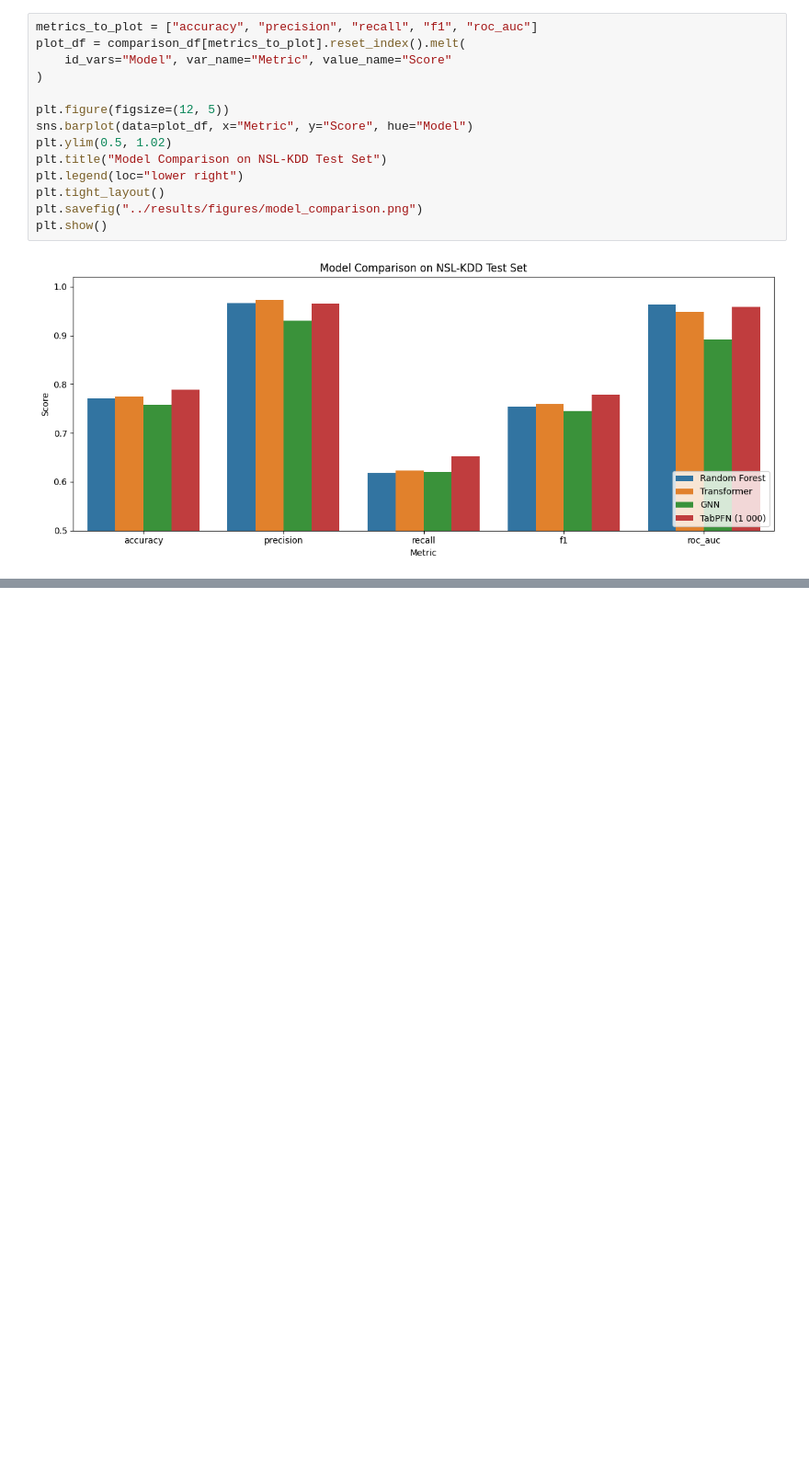
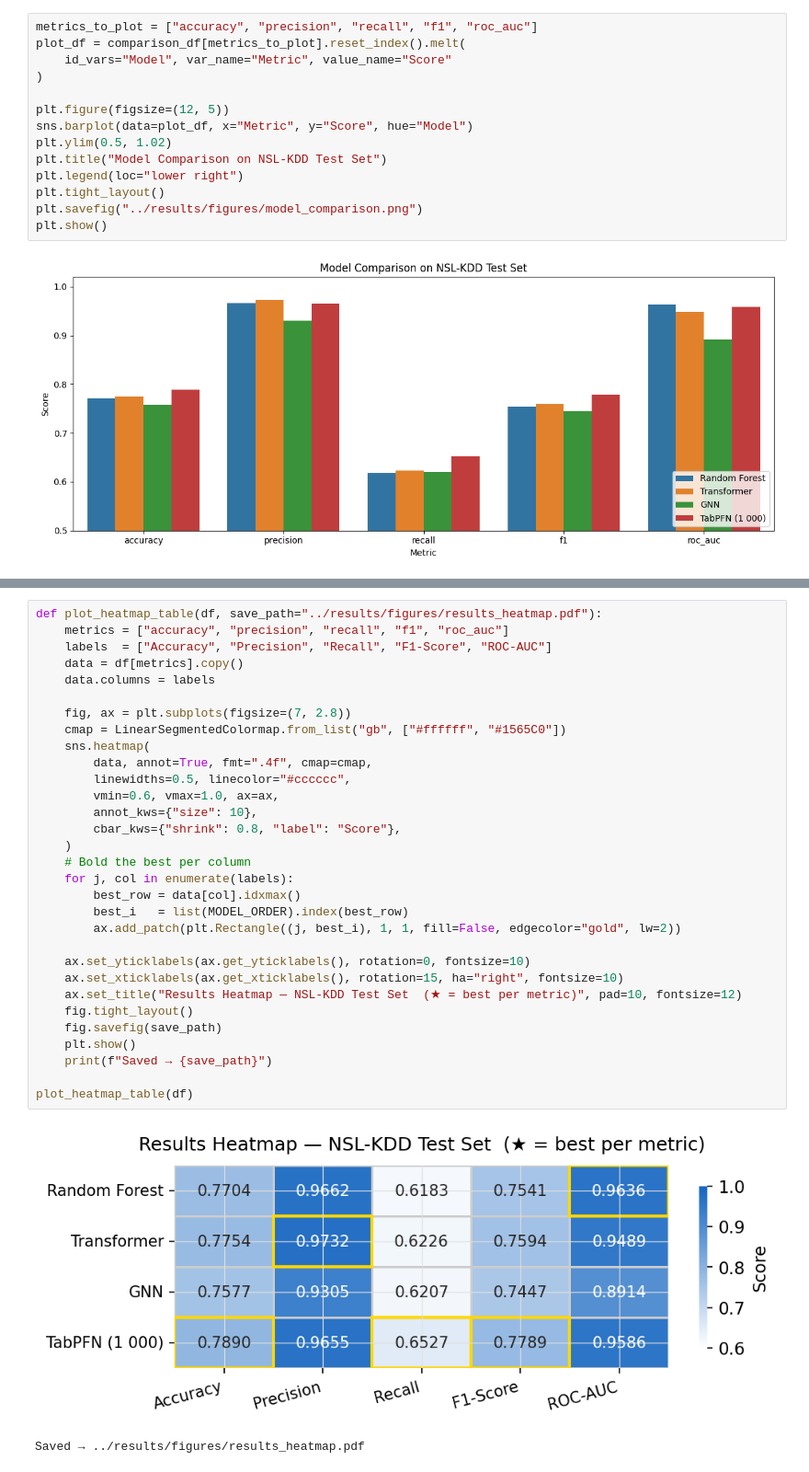
Before and after one commit to Mad03633/NetGuard, a Jupyter notebook: notebook/main.ipynb, the cells around one changed output, grey strips where cells are left out. Shown at 92% size. Cells and saved outputs as stored; diff of their text form; blank space fills up the shorter version.

```diff
--- a/notebook/main.ipynb
+++ b/notebook/main.ipynb
@@ -925,0 +1035,34 @@ plt.show()
+# %%
+def plot_heatmap_table(df, save_path="../results/figures/results_heatmap.pdf"):
+    metrics = ["accuracy", "precision", "recall", "f1", "roc_auc"]
+    labels  = ["Accuracy", "Precision", "Recall", "F1-Score", "ROC-AUC"]
+    data = df[metrics].copy()
+    data.columns = labels
+
+    fig, ax = plt.subplots(figsize=(7, 2.8))
+    cmap = LinearSegmentedColormap.from_list("gb", ["#ffffff", "#1565C0"])
+    sns.heatmap(
+        data, annot=True, fmt=".4f", cmap=cmap,
+        linewidths=0.5, linecolor="#cccccc",
+        vmin=0.6, vmax=1.0, ax=ax,
+        annot_kws={"size": 10},
+        cbar_kws={"shrink": 0.8, "label": "Score"},
+    )
+    # Bold the best per column
+    for j, col in enumerate(labels):
+        best_row = data[col].idxmax()
+        best_i   = list(MODEL_ORDER).index(best_row)
+        ax.add_patch(plt.Rectangle((j, best_i), 1, 1, fill=False, edgecolor="gold", lw=2))
+
+    ax.set_yticklabels(ax.get_yticklabels(), rotation=0, fontsize=10)
+    ax.set_xticklabels(ax.get_xticklabels(), rotation=15, ha="right", fontsize=10)
+    ax.set_title("Results Heatmap — NSL-KDD Test Set  (★ = best per metric)", pad=10, fontsize=12)
+    fig.tight_layout()
+    fig.savefig(save_path)
+    plt.show()
+    print(f"Saved → {save_path}")
+
+plot_heatmap_table(df)
+# %% [output]
+[figure, added]
+Saved → ../results/figures/results_heatmap.pdf
```
Also changed, not shown: parts of 15 cells of this notebook.
